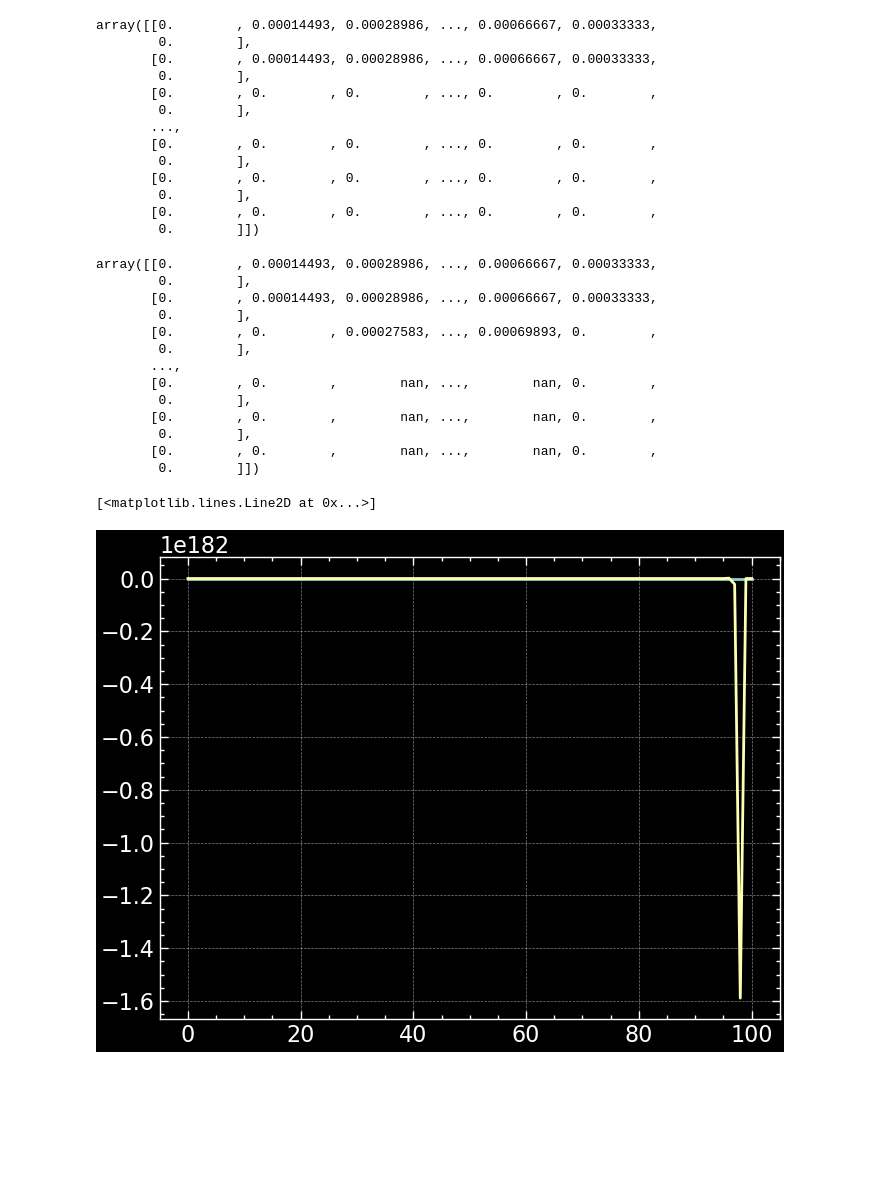
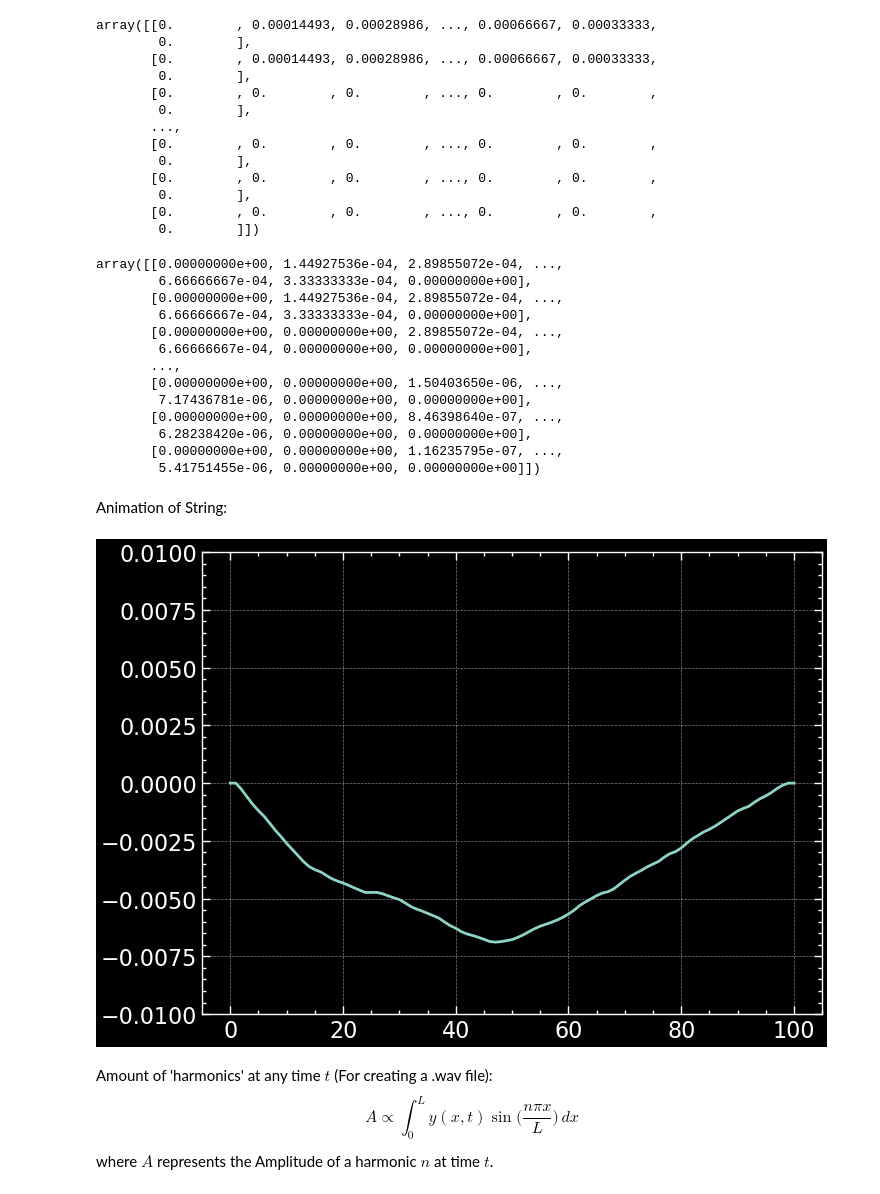
Before and after one commit to Siddhantshimpi/Siddhantshimpi, a Jupyter notebook: Physics/guitar_audio.ipynb, the cells around one changed output. Saved outputs shown, nothing was run; the diff lists cells and outputs as text; code cells hidden in the pictures; blank space fills up the shorter version.

Commit message:
String_program

```diff
--- a/Physics/guitar_audio.ipynb
+++ b/Physics/guitar_audio.ipynb
@@ -77,9 +76,9 @@ def compute_d(d, times, length, dt, dx, l, gamma):
         for j in range(2, length - 2):
             outer_fact = (1 / (c ** 2 * dt ** 2) + gamma / (2 * dt)) ** (-1)
 
-            p1 = 1 / dx ** 2 * (d[t][j - 1] + d[t][j - 1] - 2 * d[t][j])
+            p1 = 1 / dx ** 2 * (d[t][j - 1] + d[t][j + 1] - 2 * d[t][j])
             p2 = 1 / (c ** 2 * dt ** 2) * (d[t - 1][j] - 2 * d[t][j])
-            p3 = gamma / (2 * dt) * (d[t - 1][j])
+            p3 = gamma / (2 * dt) * d[t - 1][j]
             p4 = l ** 2 / dx ** 4 * (d[t][j + 2] - 4 * d[t][j + 1] + 6 * d[t][j] - 4 * d[t][j - 1] + d[t][j - 2])
 
             d[t + 1][j] = outer_fact * (p1 - p2 + p3 - p4)
@@ -88,22 +87,33 @@ def compute_d(d, times, length, dt, dx, l, gamma):
 sol = compute_d(sol, Nt, Nx, dt, dx, l, gamma)
 sol
 # %% [output]
-array([[0.        , 0.00014493, 0.00028986, ..., 0.00066667, 0.00033333,
-        0.        ],
-       [0.        , 0.00014493, 0.00028986, ..., 0.00066667, 0.00033333,
-        0.        ],
-       [0.        , 0.        , 0.00027583, ..., 0.00069893, 0.        ,
-        0.        ],
+array([[0.00000000e+00, 1.44927536e-04, 2.89855072e-04, ...,
+        6.66666667e-04, 3.33333333e-04, 0.00000000e+00],
+       [0.00000000e+00, 1.44927536e-04, 2.89855072e-04, ...,
+        6.66666667e-04, 3.33333333e-04, 0.00000000e+00],
+       [0.00000000e+00, 0.00000000e+00, 2.89855072e-04, ...,
+        6.66666667e-04, 0.00000000e+00, 0.00000000e+00],
        ...,
-       [0.        , 0.        ,        nan, ...,        nan, 0.        ,
-        0.        ],
-       [0.        , 0.        ,        nan, ...,        nan, 0.        ,
-        0.        ],
-       [0.        , 0.        ,        nan, ...,        nan, 0.        ,
-        0.        ]])
+       [0.00000000e+00, 0.00000000e+00, 1.50403650e-06, ...,
+        7.17436781e-06, 0.00000000e+00, 0.00000000e+00],
+       [0.00000000e+00, 0.00000000e+00, 8.46398640e-07, ...,
+        6.28238420e-06, 0.00000000e+00, 0.00000000e+00],
+       [0.00000000e+00, 0.00000000e+00, 1.16235795e-07, ...,
+        5.41751455e-06, 0.00000000e+00, 0.00000000e+00]])
-# %%
-plt.plot(sol[500])
-plt.plot(sol[20000])
-# %% [output]
-[<matplotlib.lines.Line2D at 0x...>]
-[figure, removed]
+# %% [markdown]
+Animation of String:
+# %%
+def animate(i):
+    ax.clear()
+    ax.plot(sol[i * 10])
+    ax.set_ylim(-0.01, 0.01)
+
+fig, ax = plt.subplots(1, 1)
+ax.set_ylim(-0.01, 0.01)
+
+ani = animation.FuncAnimation(fig, animate, frames = 500, interval = 50)
+ani.save('string.gif', writer = 'pillow', fps = 20)
+# %% [output]
+[figure, added]
+# %% [markdown]
+Amount of 'harmonics' at any time $t$ (For creating a .wav file): $$A \propto \int_0^L y(x,t)\sin \bigg(\frac{n\pi x}L \bigg) \,dx$$ where $A$ represents the Amplitude of a harmonic $n$ at time $t$.
```
Also changed, not shown: parts of 5 cells of this notebook, 2 other files.
